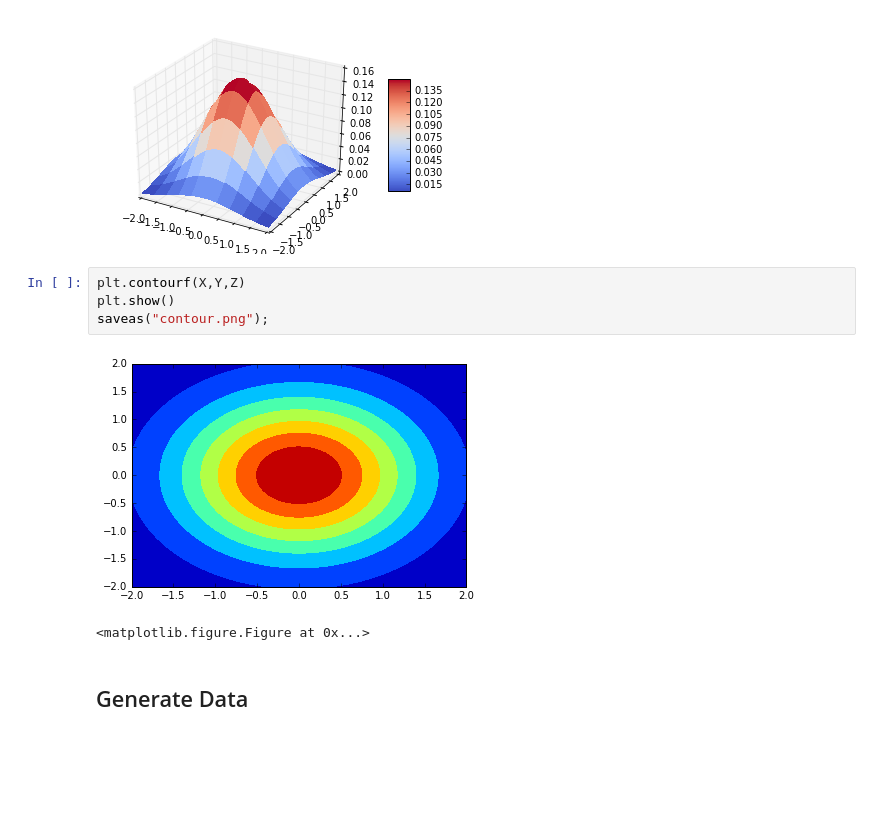
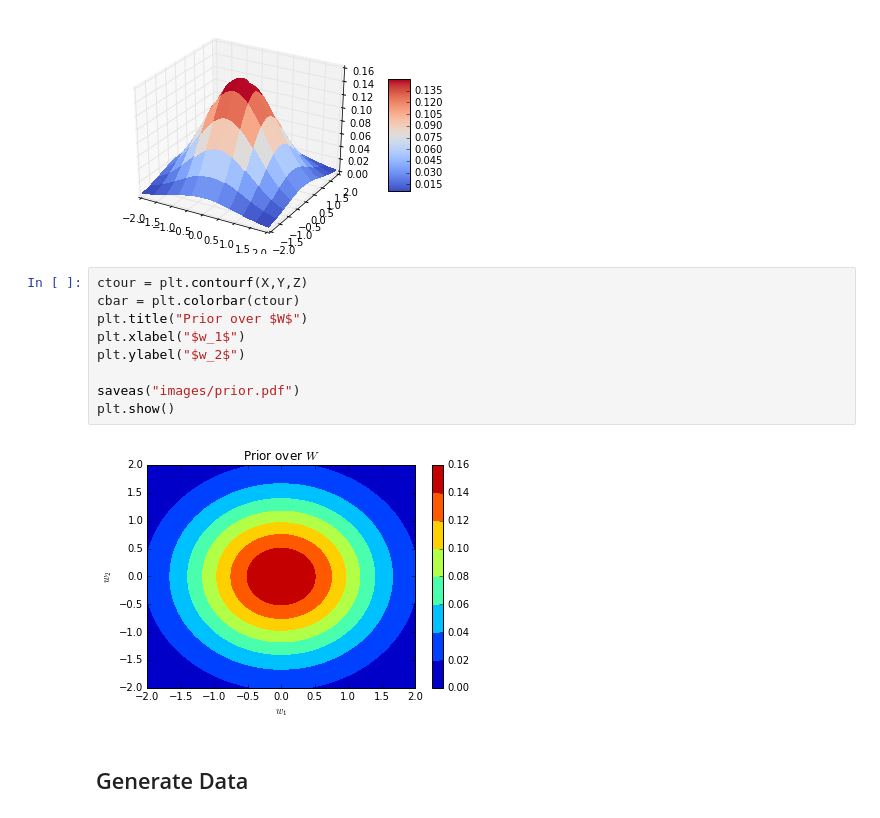
Before and after one commit to AloveIs/AdvancedML-Assignments, a Jupyter notebook: ass1/script.ipynb, the cells around one changed output. Drawn from its saved outputs; the diff is of its cells as text; blank space fills up the shorter version.

```diff
--- a/ass1/script.ipynb
+++ b/ass1/script.ipynb
@@ -80,13 +80,17 @@ fig.colorbar(surf, shrink=0.5, aspect=5)
 plt.show()
 # %% [output]
 [figure]
-# %%
-plt.contourf(X,Y,Z)
-plt.show()
-saveas("contour.png");
-# %% [output]
-[figure, removed]
-<matplotlib.figure.Figure at 0x...>
+# %%
+ctour = plt.contourf(X,Y,Z)
+cbar = plt.colorbar(ctour)
+plt.title("Prior over $W$")
+plt.xlabel("$w_1$")
+plt.ylabel("$w_2$")
+
+saveas("images/prior.pdf")
+plt.show()
+# %% [output]
+[figure, added]
 # %% [markdown]
 ## Generate Data
 # %%
```
Also changed, not shown: parts of 5 cells of this notebook, 11 other files.
